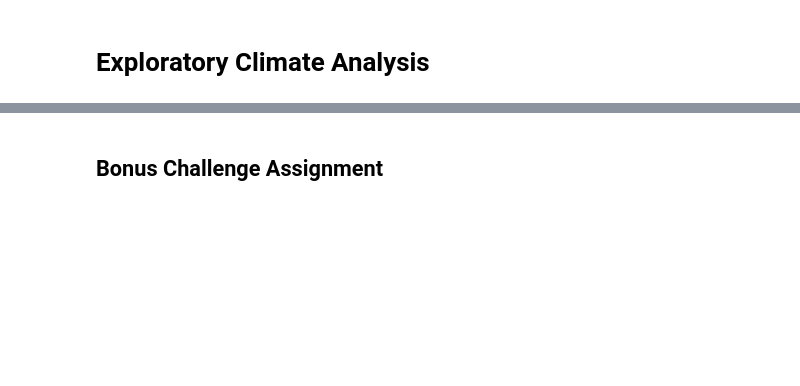
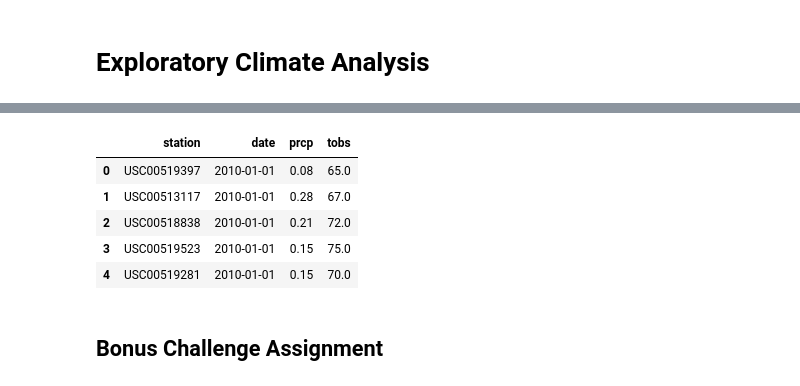
Before and after one commit to cdfencing/SQLalchemy-Challenge, a Jupyter notebook: climate_analysis.ipynb, the cells around one changed output, grey strips where cells are left out. Cells and saved outputs as stored; diff of their text form; code cells hidden in the pictures; blank space fills up the shorter version.

```diff
--- a/climate_analysis.ipynb
+++ b/climate_analysis.ipynb
@@ -72,12 +101,16 @@ first_row1.__dict__
 # %%
-# Design a query to retrieve the last 12 months of precipitation data and plot the results
+# Perform a query to retrieve the data and precipitation scores
+Precipitation_stats = session.query(Measurement.station, Measurement.date, Measurement.prcp, Measurement.tobs).\
+    order_by(Measurement.date).all()
+# Save the query results as a Pandas DataFrame and set the index to the date column
+Precipitation_stats_table = pd.DataFrame(Precipitation_stats, columns=['station', 'date', 'prcp', 'tobs'])
+Precipitation_stats_table.head()
 
-# Calculate the date 1 year ago from the last data point in the database
-
-# Perform a query to retrieve the data and precipitation scores
-
-# Save the query results as a Pandas DataFrame and set the index to the date column
-
-# Sort the dataframe by date
-
-# Use Pandas Plotting with Matplotlib to plot the data
+# Sort the dataframe by date (TECHNICALLY THIS IS ALREADY DONE BY MY ORDER BY RIGHT????????)
+# %% [output]
+|  | station | date | prcp | tobs |
+| 0 | USC00519397 | 2010-01-01 | 0.08 | 65.0 |
+| 1 | USC00513117 | 2010-01-01 | 0.28 | 67.0 |
+| 2 | USC00518838 | 2010-01-01 | 0.21 | 72.0 |
+| 3 | USC00519523 | 2010-01-01 | 0.15 | 75.0 |
+| 4 | USC00519281 | 2010-01-01 | 0.15 | 70.0 |
```
Also changed, not shown: parts of 12 cells of this notebook.
